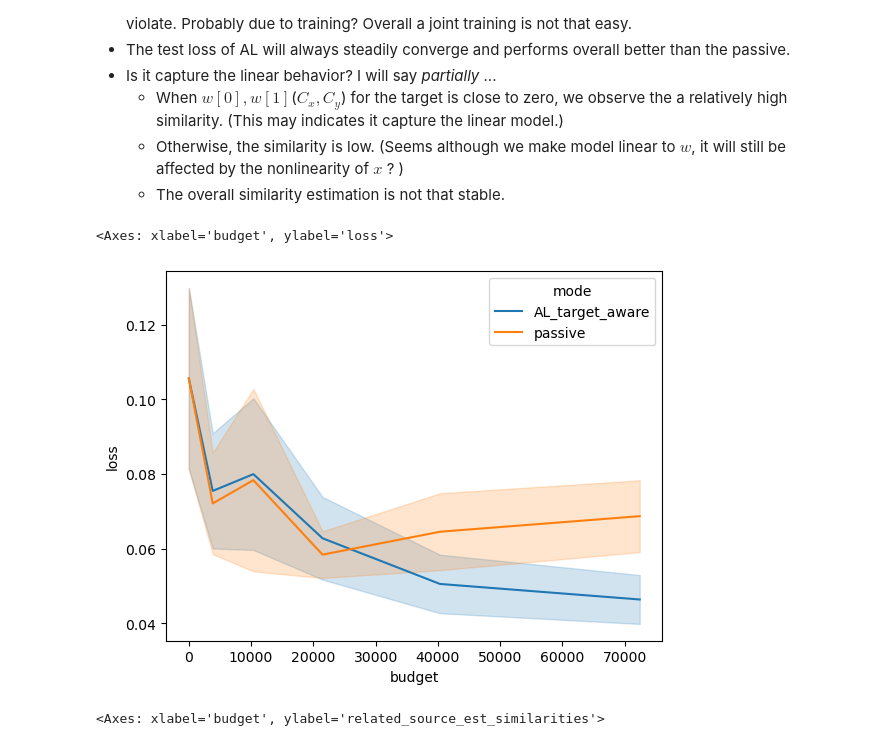
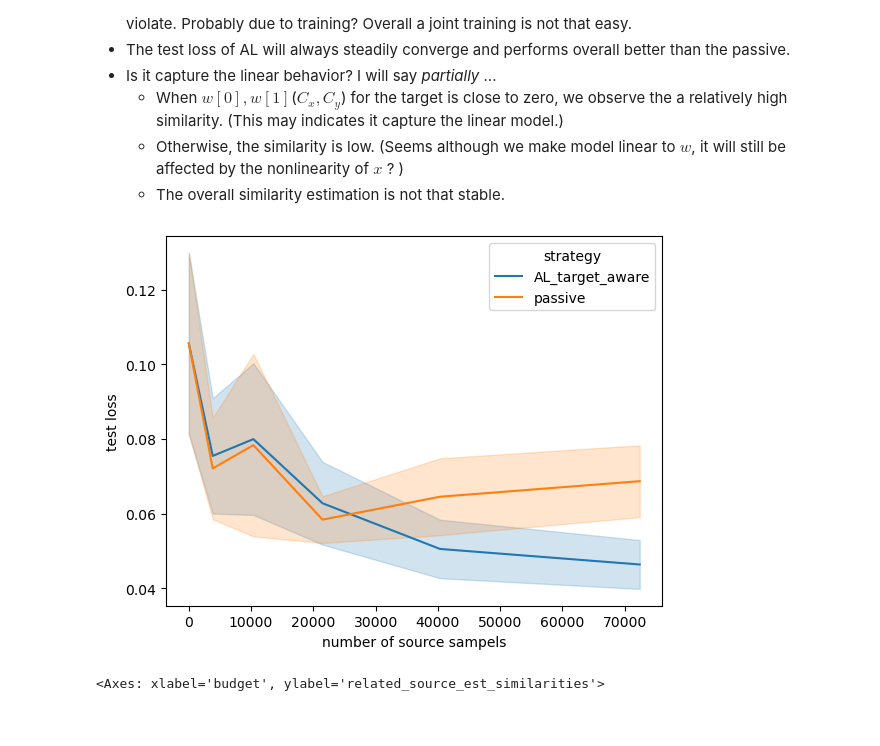
Before and after one commit to WendyH1108/AL-Robotics, a Jupyter notebook: summary_pendulum_nonLinear.ipynb, the cells around one changed output. Drawn from its saved outputs; the diff is of its cells as text; code cells hidden in the pictures.

Commit message:
Add figure plot.

```diff
--- a/summary_pendulum_nonLinear.ipynb
+++ b/summary_pendulum_nonLinear.ipynb
@@ -36,43 +41,40 @@ config = {
         "embed_dim": 8,
         "input_dim": 60,
         "num_target_sample": 4000,
         "active": None,
         "target_aware": None,
         "saving_task_num": True,
         "base_len_ratio": 1,
         "exp_base": 2,
         "outer_epoch_num": 4,
         "actual_target":  [0, 0, 1, 0.5, 0, 0]
         }
 
 
 result = None
 for seed in [ 43, 500, 12434, 425, 987, 26794, 56, 89, 1111, 89731, 21312]:
-# for seed in [ 43, 500, 425, 987, 56, 89, 1111, 89731, 21312]:
     for active in [True, False]:
             config["data_seed"] = seed
             config["active"] = active
             config["target_aware"] = True if active else False
             filename = processName(config)
             tmp = pd.read_csv(f"results/pendulum_nonlinear_highErrorBar/{filename}.csv")
             if active:
-                tmp["mode"] = "AL_target_aware"
+                tmp["strategy"] = "AL_target_aware"
             else:
-                tmp["mode"] = "passive"
+                tmp["strategy"] = "passive"
             tmp['seed'] = seed
             if result is None:
                 result = tmp
             else:
                 result = pd.concat([result, tmp])
 
-sns.lineplot(x="budget", y="loss", data=result, hue="mode", errorbar=('se',1), markers=True, dashes=False)
-# plt.ylim([0.01, 0.07])
-# plt.xlim([5000, 60000])
-# plt.xscale("log")
-# plt.yscale("log")
+fig = sns.lineplot(x="budget", y="loss", data=result, hue="strategy", errorbar=('se',1), markers=True, dashes=False)
+fig.set(xlabel ="number of source sampels", ylabel = "test loss")
+fig = fig.get_figure()
+fig.savefig(f"results/plots/{processName2(config)}_F.pdf")
 # %% [output]
-<Axes: xlabel='budget', ylabel='loss'>
-[figure, old version]
+[figure, new version]
 # %%
 result["related_source_est_similarities"] = result["related_source_est_similarities"].abs()
 sns.lineplot(x="budget", y="related_source_est_similarities", data=result, errorbar=('se',1),hue="mode", markers=True, dashes=False)
```
Also changed, not shown: parts of 4 cells of this notebook, 1 other file.
